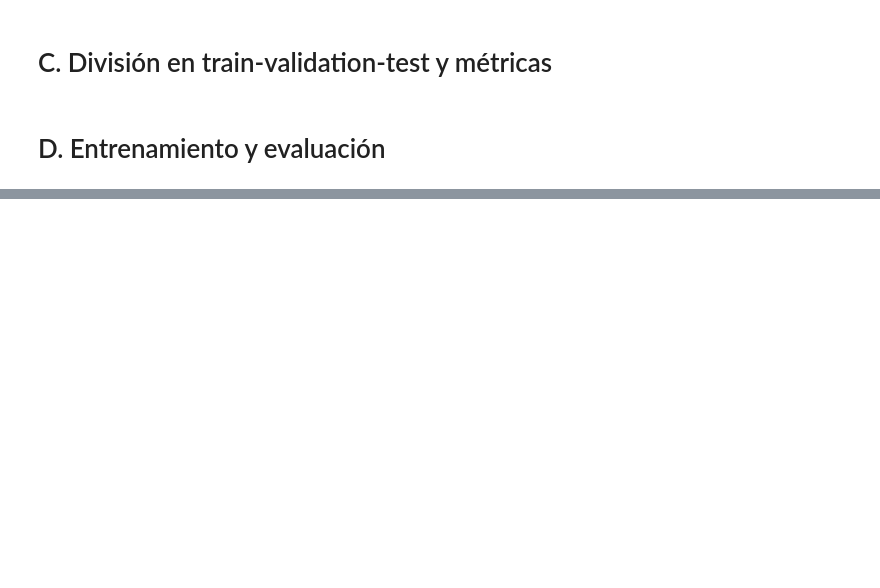
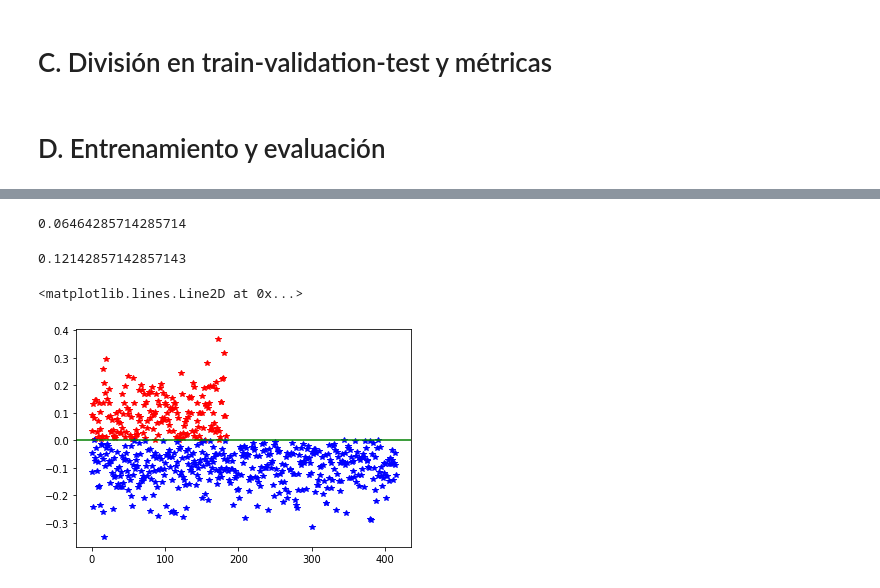
Before and after one commit to Bhernandez-dot/ML2020, a Jupyter notebook: Tarea 3/Tarea3.ipynb, the cells around one changed output, grey strips where cells are left out. Saved outputs shown, nothing was run; the diff lists cells and outputs as text; code cells hidden in the pictures; blank space fills up the shorter version.

```diff
--- a/Tarea 3/Tarea3.ipynb
+++ b/Tarea 3/Tarea3.ipynb
@@ -277 +278,4 @@ plt.legend()
+# %%
+Rlog = MyLogisticRegression(0.01,35)
+Rlog.fit(X_train,y_train)
 # %%
@@ -342,0 +359,20 @@ np.mean((clf.predict(X_val)- y_val)**2) #ECM
+# %%
+EMC(X_train,y_train,Rlog)
+# %% [output]
+0.06464285714285714
+# %%
+EMC(X_train,y_train,Fish)
+# %% [output]
+0.12142857142857143
+# %%
+
+XX = X_test @ Fish.a + Fish.b
+
+plt.figure()
+plt.plot(XX[XX>0],'r*')
+plt.plot(XX[XX<0],'b*')
+plt.axhline(0, color = 'g')
+# plt.savefig('PruebaFisher.png')
+# %% [output]
+<matplotlib.lines.Line2D at 0x...>
+[figure, added]
```
Also changed, not shown: parts of 15 cells of this notebook, 6 other files.
